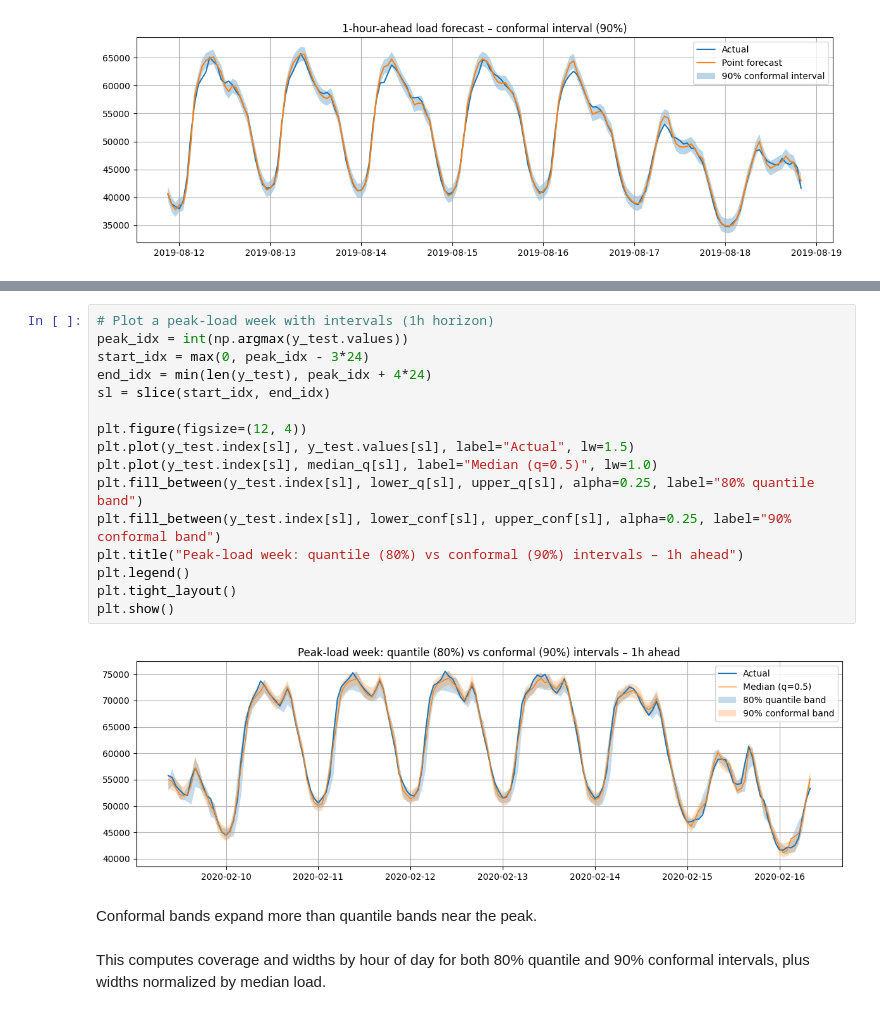
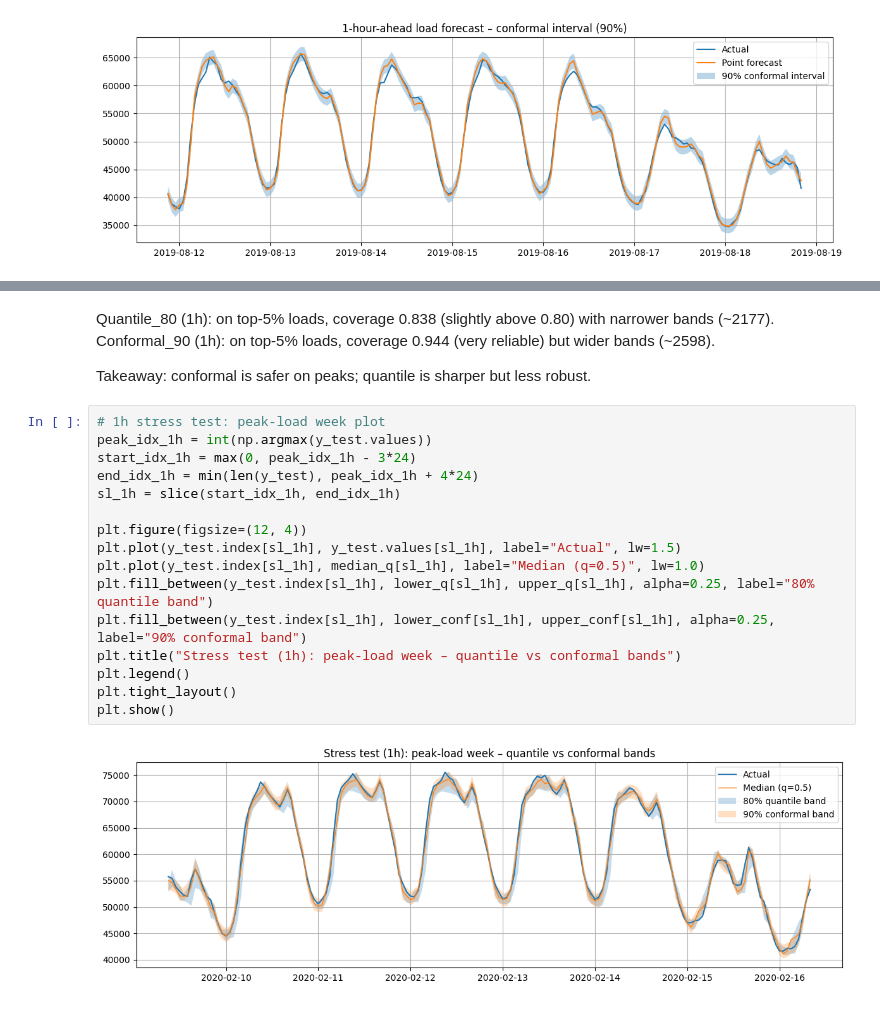
Before and after one commit to RuiyanH/Renewable-Generation-Forecasting, a Jupyter notebook: notebooks/04_probabilistic_forecasts.ipynb, the cells around one changed output, grey strips where cells are left out. Cells and saved outputs as stored; diff of their text form.

```diff
--- a/notebooks/04_probabilistic_forecasts.ipynb
+++ b/notebooks/04_probabilistic_forecasts.ipynb
@@ -339,22 +312,23 @@ This plots the highest-load week in the test set with both 80% quantile and 90%
+# %% [markdown]
+Quantile_80 (1h): on top-5% loads, coverage 0.838 (slightly above 0.80) with narrower bands (~2177).
+Conformal_90 (1h): on top-5% loads, coverage 0.944 (very reliable) but wider bands (~2598).
+
+Takeaway: conformal is safer on peaks; quantile is sharper but less robust.
 # %%
-# Plot a peak-load week with intervals (1h horizon)
-peak_idx = int(np.argmax(y_test.values))
-start_idx = max(0, peak_idx - 3*24)
-end_idx = min(len(y_test), peak_idx + 4*24)
-sl = slice(start_idx, end_idx)
+# 1h stress test: peak-load week plot
+peak_idx_1h = int(np.argmax(y_test.values))
+start_idx_1h = max(0, peak_idx_1h - 3*24)
+end_idx_1h = min(len(y_test), peak_idx_1h + 4*24)
+sl_1h = slice(start_idx_1h, end_idx_1h)
 
 plt.figure(figsize=(12, 4))
-plt.plot(y_test.index[sl], y_test.values[sl], label="Actual", lw=1.5)
-plt.plot(y_test.index[sl], median_q[sl], label="Median (q=0.5)", lw=1.0)
-plt.fill_between(y_test.index[sl], lower_q[sl], upper_q[sl], alpha=0.25, label="80% quantile band")
-plt.fill_between(y_test.index[sl], lower_conf[sl], upper_conf[sl], alpha=0.25, label="90% conformal band")
-plt.title("Peak-load week: quantile (80%) vs conformal (90%) intervals – 1h ahead")
+plt.plot(y_test.index[sl_1h], y_test.values[sl_1h], label="Actual", lw=1.5)
+plt.plot(y_test.index[sl_1h], median_q[sl_1h], label="Median (q=0.5)", lw=1.0)
+plt.fill_between(y_test.index[sl_1h], lower_q[sl_1h], upper_q[sl_1h], alpha=0.25, label="80% quantile band")
+plt.fill_between(y_test.index[sl_1h], lower_conf[sl_1h], upper_conf[sl_1h], alpha=0.25, label="90% conformal band")
+plt.title("Stress test (1h): peak-load week – quantile vs conformal bands")
 plt.legend()
 plt.tight_layout()
 plt.show()
 # %% [output]
-[figure, old version]
+[figure, new version]
-# %% [markdown]
-Conformal bands expand more than quantile bands near the peak.
-# %% [markdown]
-This computes coverage and widths by hour of day for both 80% quantile and 90% conformal intervals, plus widths normalized by median load.
```
Also changed, not shown: parts of 68 cells of this notebook, 1 other file.
